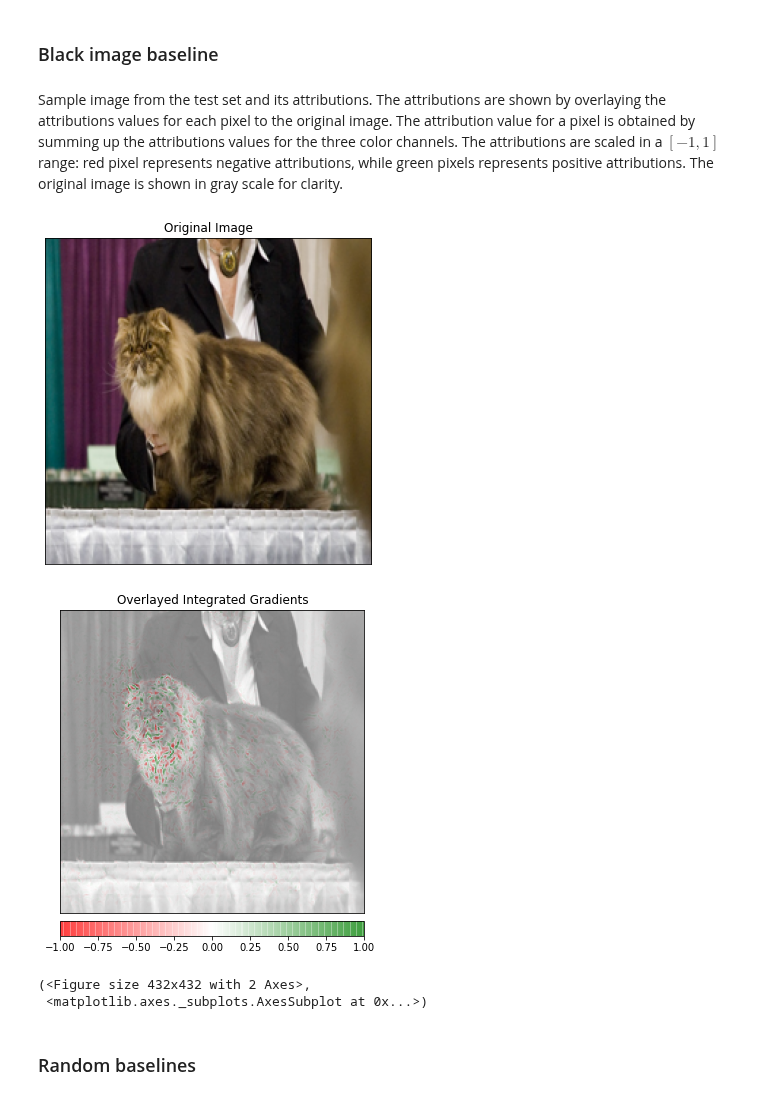
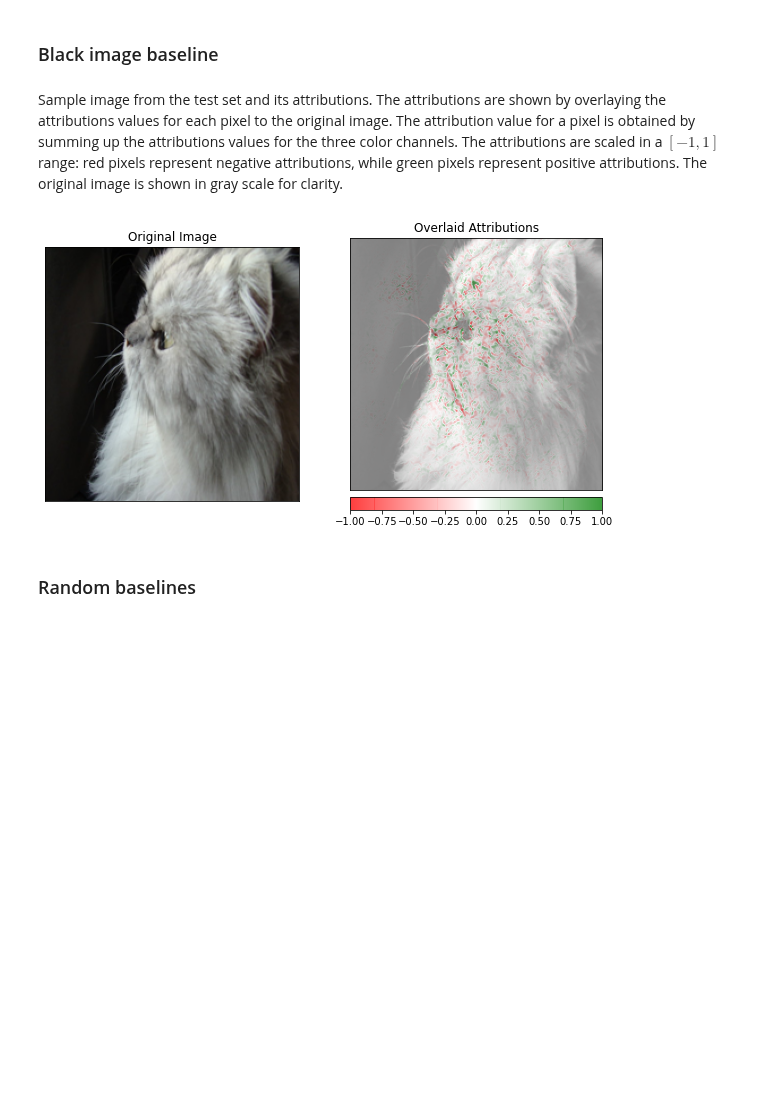
Before and after one commit to SeldonIO/alibi, a Jupyter notebook: examples/integrated_gradients_imagenet.ipynb, the cells around one changed output. Cells and saved outputs as stored; diff of their text form; code cells hidden in the pictures; blank space fills up the shorter version.

Commit message:
Update Imagenet example
- Plot images side-by-side on axes
- Reduce number of images explained to 3 so friendlier for CPU

```diff
--- a/examples/integrated_gradients_imagenet.ipynb
+++ b/examples/integrated_gradients_imagenet.ipynb
@@ -28,7 +25,7 @@ Loading 10 images from the Imagenet dataset, all belonging to the category "Pers
 # %%
 category = 'Persian cat'
 image_shape = (224, 224, 3)
-data, labels = fetch_imagenet(category, nb_images=10, target_size=image_shape[:2], seed=2, return_X_y=True)
+data, labels = fetch_imagenet(category, nb_images=3, target_size=image_shape[:2], seed=2, return_X_y=True)
 print('Images shape: {}'.format(data.shape))
 data = (data / 255).astype('float32')
 # %% [output]
@@ -36,4 +33,4 @@ Images shape: (10, 224, 224, 3)
 # %%
-i = 9
+i = 2
 plt.imshow(data[i]);
 # %% [output]
@@ -60,9 +57,10 @@ ig  = IntegratedGradients(model,
                           method=method,
                           internal_batch_size=internal_batch_size)
 # %%
+predictions = model(data).numpy().argmax(axis=1)
 explanation = ig.explain(data,
                          baselines=None,
-                         target=labels)
+                         target=predictions)
 # %%
 # Metadata from the explanation object
 explanation.meta
@@ -81,22 +79,23 @@ dict_keys(['attributions', 'X', 'baselines', 'predictions', 'deltas'])
 # %%
 # Get attributions values from the explanation object
-attrs = explanation.data['attributions']
+attrs = explanation.attributions
 # %% [markdown]
 ## Visualize attributions
 # %% [markdown]
 ### Black image baseline
 # %% [markdown]
-Sample image from the test set and its attributions. The attributions are shown by overlaying the attributions values for each pixel to the original image. The attribution value for a pixel is obtained by summing up the attributions values for the three color channels. The attributions are scaled in a $[-1, 1]$ range: red pixel represents negative attributions, while green pixels represents positive attributions. The original image is shown in gray scale for clarity.
+Sample image from the test set and its attributions. The attributions are shown by overlaying the attributions values for each pixel to the original image. The attribution value for a pixel is obtained by summing up the attributions values for the three color channels. The attributions are scaled in a $[-1, 1]$ range: red pixels represent negative attributions, while green pixels represent
+positive attributions. The original image is shown in gray scale for clarity.
 # %%
-visualize_image_attr(None, data[i],
-                      method="original_image", title="Original Image")
-visualize_image_attr(attrs[i], data[i], method="blended_heat_map",sign="all",
-                          show_colorbar=True, title="Overlayed Integrated Gradients")
+fig, ax = plt.subplots(nrows=1, ncols=2, figsize=(10, 5))
+visualize_image_attr(attr=None, original_image=data[i], method='original_image',
+                    title='Original Image', plt_fig_axis=(fig, ax[0]), use_pyplot=False);
+
+visualize_image_attr(attr=attrs[i], original_image=data[i], method='blended_heat_map',
+                    sign='all', show_colorbar=True, title='Overlaid Attributions',
+                     plt_fig_axis=(fig, ax[1]), use_pyplot=True);
 # %% [output]
-[figure, old version]
+[figure, new version]
-[figure, removed]
-(<Figure size 432x432 with 2 Axes>,
- <matplotlib.axes._subplots.AxesSubplot at 0x...>)
 # %% [markdown]
 ### Random baselines
 # %% [markdown]
```
Also changed, not shown: parts of 12 cells of this notebook.
